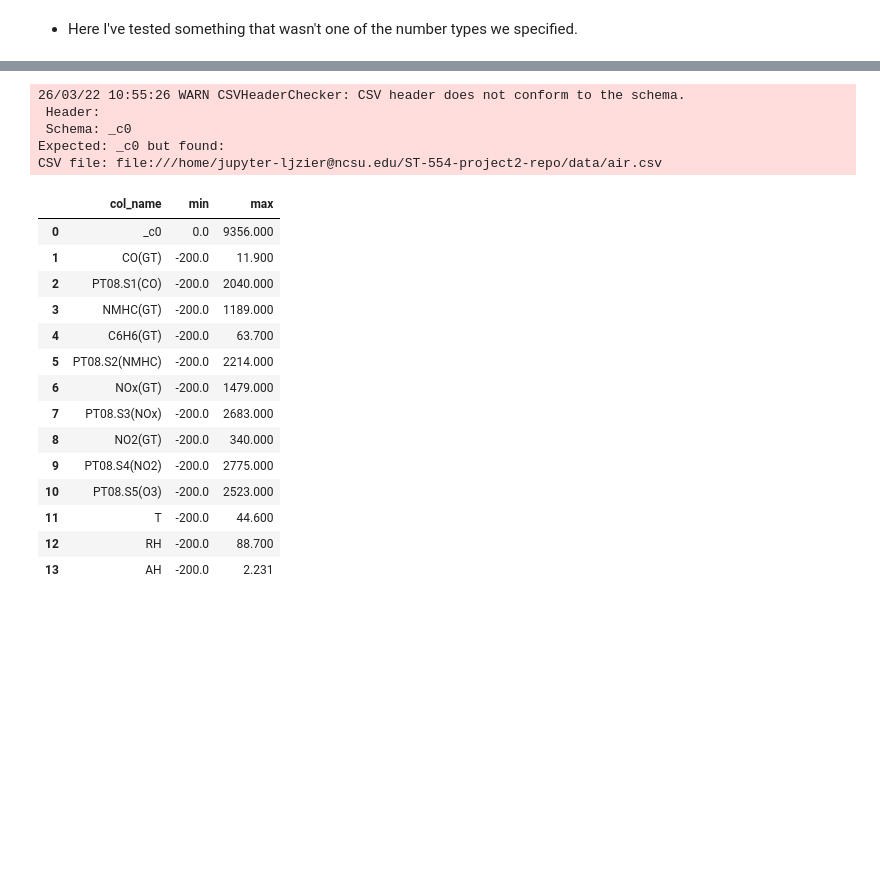
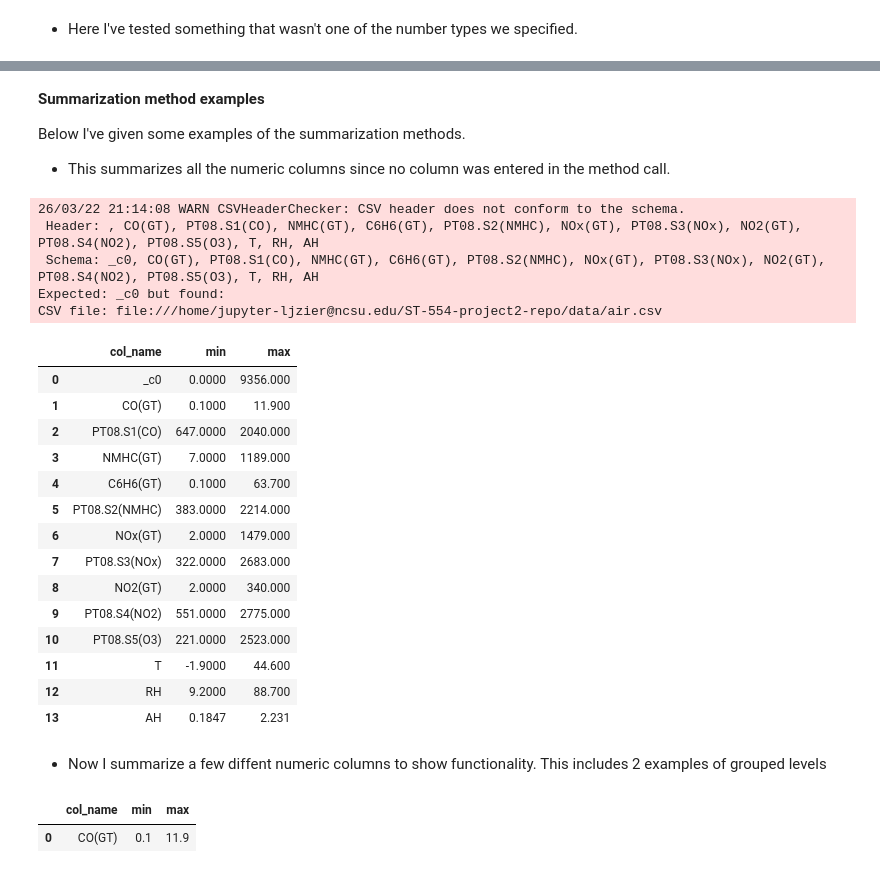
Before and after one commit to ljzier/ST-554-project2-repo, a Jupyter notebook: LZ-Project2.ipynb, the cells around one changed output, grey strips where cells are left out. Saved outputs shown, nothing was run; the diff lists cells and outputs as text; code cells hidden in the pictures; blank space fills up the shorter version.

Commit message:
finished string methods. completed debugging

```diff
--- a/LZ-Project2.ipynb
+++ b/LZ-Project2.ipynb
@@ -28,7 +45,18 @@ from Spark_class import SparkDataCheck
 # %%
 
 # Loading the air data using the from_csv method
-air_df = Spark_class.SparkDataCheck.from_csv("data/air.csv", spark)
+air = Spark_class.SparkDataCheck.from_csv(spark, "data/air.csv")
 
-air_df.df.show(5)
+air.df.printSchema(5)
+
+#get numeric columns
+numeric_types = ['int', 'bigint', 'float', 'double', 'decimal', 'long', 'short']
+#columns_to_clean = [c for c, dtype in air.df.dytpes
+
+#cleaning up : replacing the -200 values with NULL
+for c, dtype in air.df.dtypes:
+    if dtype in numeric_types:
+        air.df=air.df.withColumn(c, F.when(F.col(f'`{c}`')== -200, None).otherwise(F.col(f'`{c}`')))
+
+air.df.show(5)
 # %% [output]
@@ -49,0 +87,13 @@ CSV file: file:///home/jupyter-ljzier@ncsu.edu/ST-554-project2-repo/data/air.csv
+# %%
+# making some string columns that hopefully make sense
+
+air.df = air.df.withColumn('T_level',F.when(F.col('T') > 20, 'high').
+                           when(F.col('T') > 10, 'medium').when(F.col('T') >= 0, 'low').otherwise('NULL'))
+
+air.df = air.df.withColumn('RH_level',F.when(F.col('RH') > 60,'high').
+                           when(F.col('RH')>30, 'medium').when(F.col('RH') >= 0, 'low').otherwise('NULL'))
+
+air.df.show()
+
+#checking to make sure the NULL values don't end up in one of the other categories to falsely record the level
+result.df.filter(F.col('null_check') == True).show(10)
@@ -168,23 +433,36 @@ DataFrame[_c0: int, Date: string, Time: timestamp, CO(GT): double, PT08.S1(CO):
+# %% [markdown]
+**Summarization method examples**
+
+Below I've given some examples of the summarization methods.
+
+- This summarizes all the numeric columns since no column was entered in the method call.
 # %%
-air_df.col_minmax()
+air.col_minmax()
 # %% [output]
-26/03/22 10:55:26 WARN CSVHeaderChecker: CSV header does not conform to the schema.
- Header:
- Schema: _c0
+26/03/22 21:14:08 WARN CSVHeaderChecker: CSV header does not conform to the schema.
+ Header: , CO(GT), PT08.S1(CO), NMHC(GT), C6H6(GT), PT08.S2(NMHC), NOx(GT), PT08.S3(NOx), NO2(GT), PT08.S4(NO2), PT08.S5(O3), T, RH, AH
+ Schema: _c0, CO(GT), PT08.S1(CO), NMHC(GT), C6H6(GT), PT08.S2(NMHC), NOx(GT), PT08.S3(NOx), NO2(GT), PT08.S4(NO2), PT08.S5(O3), T, RH, AH
 Expected: _c0 but found:
 CSV file: file:///home/jupyter-ljzier@ncsu.edu/ST-554-project2-repo/data/air.csv
 |  | col_name | min | max |
-| 0 | _c0 | 0.0 | 9356.000 |
-| 1 | CO(GT) | -200.0 | 11.900 |
-| 2 | PT08.S1(CO) | -200.0 | 2040.000 |
-| 3 | NMHC(GT) | -200.0 | 1189.000 |
-| 4 | C6H6(GT) | -200.0 | 63.700 |
-| 5 | PT08.S2(NMHC) | -200.0 | 2214.000 |
-| 6 | NOx(GT) | -200.0 | 1479.000 |
-| 7 | PT08.S3(NOx) | -200.0 | 2683.000 |
-| 8 | NO2(GT) | -200.0 | 340.000 |
-| 9 | PT08.S4(NO2) | -200.0 | 2775.000 |
-| 10 | PT08.S5(O3) | -200.0 | 2523.000 |
-| 11 | T | -200.0 | 44.600 |
-| 12 | RH | -200.0 | 88.700 |
-| 13 | AH | -200.0 | 2.231 |
+| 0 | _c0 | 0.0000 | 9356.000 |
+| 1 | CO(GT) | 0.1000 | 11.900 |
+| 2 | PT08.S1(CO) | 647.0000 | 2040.000 |
+| 3 | NMHC(GT) | 7.0000 | 1189.000 |
+| 4 | C6H6(GT) | 0.1000 | 63.700 |
+| 5 | PT08.S2(NMHC) | 383.0000 | 2214.000 |
+| 6 | NOx(GT) | 2.0000 | 1479.000 |
+| 7 | PT08.S3(NOx) | 322.0000 | 2683.000 |
+| 8 | NO2(GT) | 2.0000 | 340.000 |
+| 9 | PT08.S4(NO2) | 551.0000 | 2775.000 |
+| 10 | PT08.S5(O3) | 221.0000 | 2523.000 |
+| 11 | T | -1.9000 | 44.600 |
+| 12 | RH | 9.2000 | 88.700 |
+| 13 | AH | 0.1847 | 2.231 |
+# %% [markdown]
+- Now I summarize a few diffent numeric columns to show functionality. This includes 2 examples of grouped levels
+# %%
+air.col_minmax("CO(GT)")
+# %% [output]
+|  | col_name | min | max |
+| 0 | CO(GT) | 0.1 | 11.9 |
```
Also changed, not shown: parts of 34 cells of this notebook, 5 other files.
